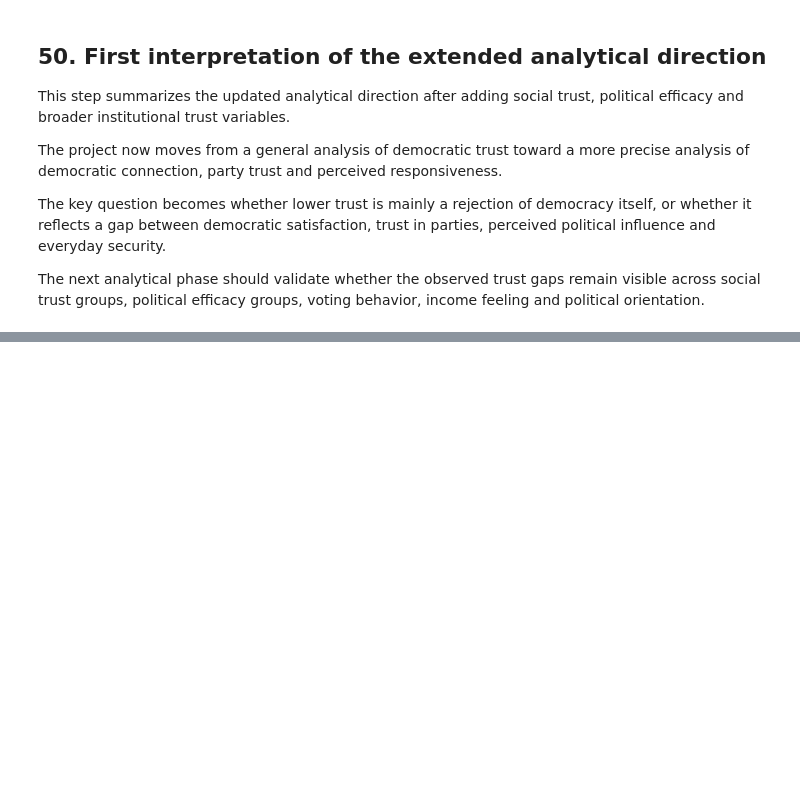
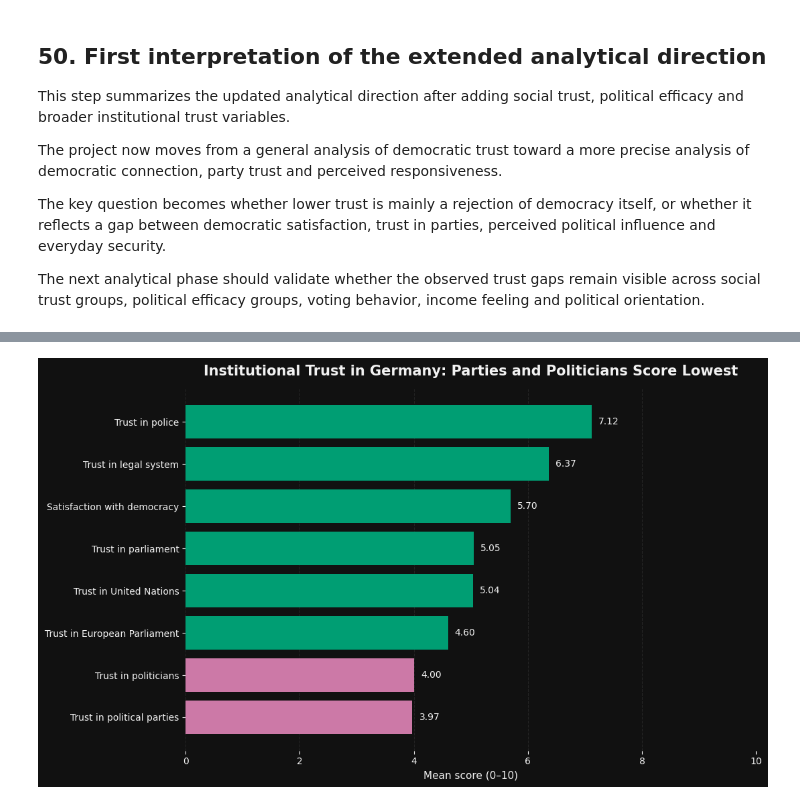
Before and after one commit to kainaegle/democratic-connection-ess11-germany, a Jupyter notebook: notebooks/01_ess11_germany_eda.ipynb, the cells around one changed output, grey strips where cells are left out. Cells and saved outputs as stored; diff of their text form; code cells hidden in the pictures; blank space fills up the shorter version.

Commit message:
Add early stand-up visualizations and clean EDA notebook

```diff
--- a/notebooks/01_ess11_germany_eda.ipynb
+++ b/notebooks/01_ess11_germany_eda.ipynb
@@ -1209,0 +1218,96 @@ The next analytical phase should validate whether the observed trust gaps remain
+# %%
+# 51.1 Visualize institutional trust ranking with accessible dark theme
+
+import matplotlib.pyplot as plt
+from pathlib import Path
+
+viz_path = Path("../visualizations")
+viz_path.mkdir(parents=True, exist_ok=True)
+
+trust_vars = [
+    "stfdem",
+    "trstprl",
+    "trstplt",
+    "trstprt",
+    "trstlgl",
+    "trstplc",
+    "trstep",
+    "trstun"
+]
+
+trust_labels = {
+    "stfdem": "Satisfaction with democracy",
+    "trstprl": "Trust in parliament",
+    "trstplt": "Trust in politicians",
+    "trstprt": "Trust in political parties",
+    "trstlgl": "Trust in legal system",
+    "trstplc": "Trust in police",
+    "trstep": "Trust in European Parliament",
+    "trstun": "Trust in United Nations"
+}
+
+trust_summary = (
+    df_de[trust_vars]
+    .mean()
+    .rename("mean")
+    .reset_index()
+    .rename(columns={"index": "variable"})
+)
+
+trust_summary["label"] = trust_summary["variable"].map(trust_labels)
+trust_summary = trust_summary.sort_values("mean", ascending=True)
+
+dark_bg = "#111111"
+text_col = "#F2F2F2"
+grid_col = "#333333"
+purple = "#CC79A7"
+teal = "#009E73"
+yellow = "#F0E442"
+
+colors = [
+    purple if var in ["trstprt", "trstplt"] else teal
+    for var in trust_summary["variable"]
+]
+
+fig, ax = plt.subplots(figsize=(11, 6.5))
+fig.patch.set_facecolor(dark_bg)
+ax.set_facecolor(dark_bg)
+
+bars = ax.barh(trust_summary["label"], trust_summary["mean"], color=colors)
+
+ax.set_title(
+    "Institutional Trust in Germany: Parties and Politicians Score Lowest",
+    color=text_col,
+    fontsize=15,
+    weight="bold",
+    pad=14
+)
+
+ax.set_xlabel("Mean score (0–10)", color=text_col, fontsize=11)
+ax.set_ylabel("")
+ax.set_xlim(0, 10)
+
+ax.tick_params(axis="x", colors=text_col)
+ax.tick_params(axis="y", colors=text_col)
+
+ax.xaxis.grid(True, color=grid_col, linestyle="--", alpha=0.6)
+ax.set_axisbelow(True)
+
+for spine in ax.spines.values():
+    spine.set_visible(False)
+
+for bar, value in zip(bars, trust_summary["mean"]):
+    ax.text(
+        value + 0.12,
+        bar.get_y() + bar.get_height() / 2,
+        f"{value:.2f}",
+        va="center",
+        color=text_col,
+        fontsize=10
+    )
+
+plt.tight_layout()
+plt.savefig(viz_path / "01_institutional_trust_ranking_dark.png", dpi=300, bbox_inches="tight", facecolor=fig.get_facecolor())
+plt.show()
+# %% [output]
+[figure, added]
```
Also changed, not shown: parts of 12 cells of this notebook, 6 other files.
